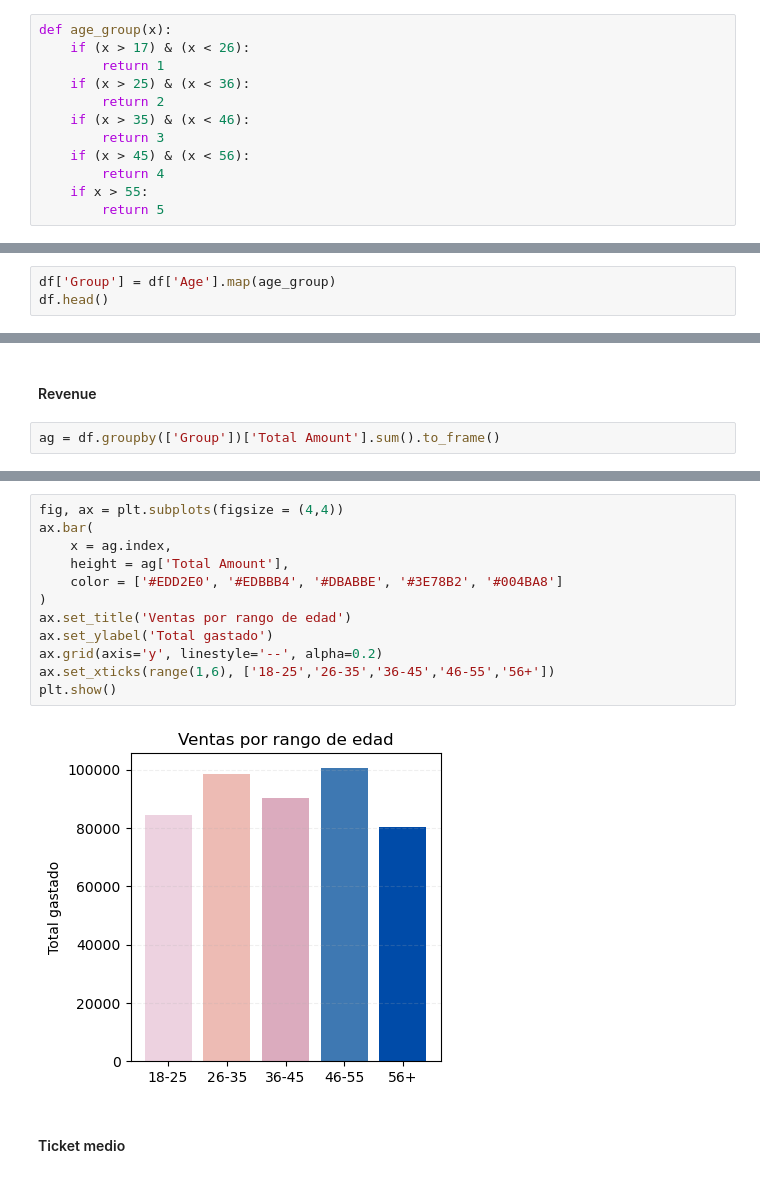
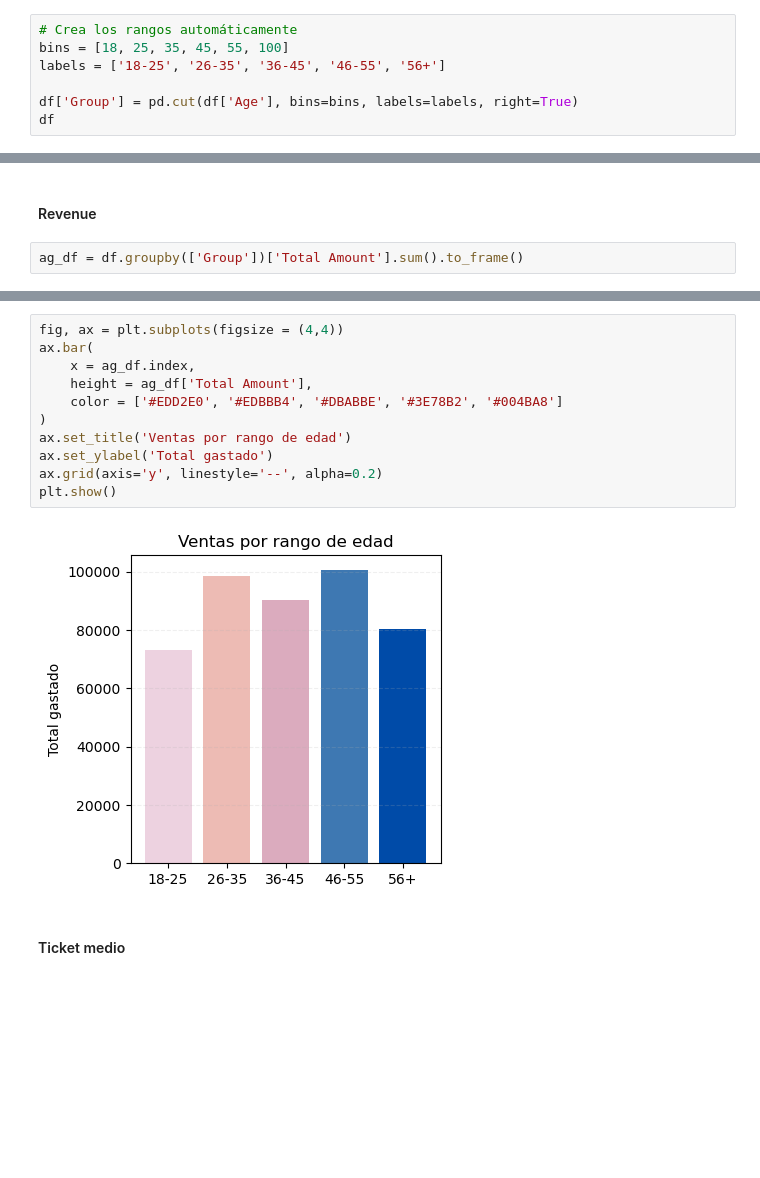
Before and after one commit to Jaumeesoleer/retail-analysis, a Jupyter notebook: notebooks/eda.ipynb, the cells around one changed output, grey strips where cells are left out. Cells and saved outputs as stored; diff of their text form; blank space fills up the shorter version.

```diff
--- a/notebooks/eda.ipynb
+++ b/notebooks/eda.ipynb
@@ -242,14 +292,9 @@ plt.show()
 # %% [output]
 [figure]
 # %%
-def age_group(x):
-    if (x > 17) & (x < 26):
-        return 1
-    if (x > 25) & (x < 36):
-        return 2
-    if (x > 35) & (x < 46):
-        return 3
-    if (x > 45) & (x < 56):
-        return 4
-    if x > 55:
-        return 5
+# Crea los rangos automáticamente
+bins = [18, 25, 35, 45, 55, 100]
+labels = ['18-25', '26-35', '36-45', '46-55', '56+']
+
+df['Group'] = pd.cut(df['Age'], bins=bins, labels=labels, right=True)
+df
@@ -256,3 +314,0 @@ def age_group(x):
-# %%
-df['Group'] = df['Age'].map(age_group)
-df.head()
@@ -268,4 +317,4 @@ df.head()
 # %% [markdown]
 #### Revenue
 # %%
-ag = df.groupby(['Group'])['Total Amount'].sum().to_frame()
+ag_df = df.groupby(['Group'])['Total Amount'].sum().to_frame()
@@ -280,17 +321,16 @@ ag = df.groupby(['Group'])['Total Amount'].sum().to_frame()
 # %%
 fig, ax = plt.subplots(figsize = (4,4))
 ax.bar(
-    x = ag.index,
-    height = ag['Total Amount'],
+    x = ag_df.index,
+    height = ag_df['Total Amount'],
     color = ['#EDD2E0', '#EDBBB4', '#DBABBE', '#3E78B2', '#004BA8']
 )
 ax.set_title('Ventas por rango de edad')
 ax.set_ylabel('Total gastado')
 ax.grid(axis='y', linestyle='--', alpha=0.2)
-ax.set_xticks(range(1,6), ['18-25','26-35','36-45','46-55','56+'])
 plt.show()
 # %% [output]
-[figure, old version]
+[figure, new version]
 # %% [markdown]
 #### Ticket medio
 # %%
```
Also changed, not shown: parts of 41 cells of this notebook.
